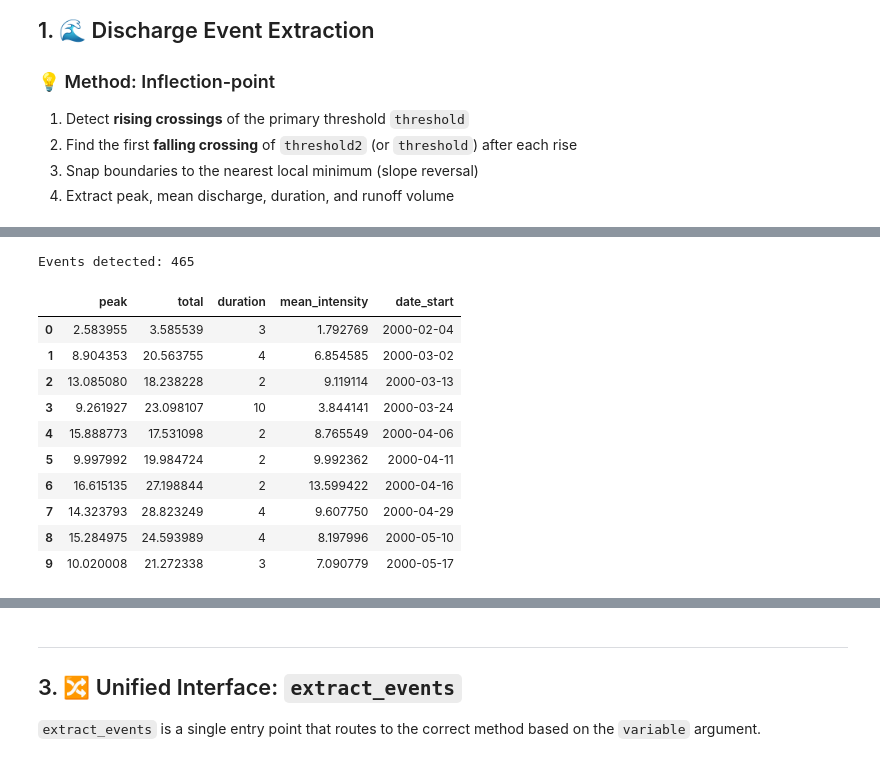
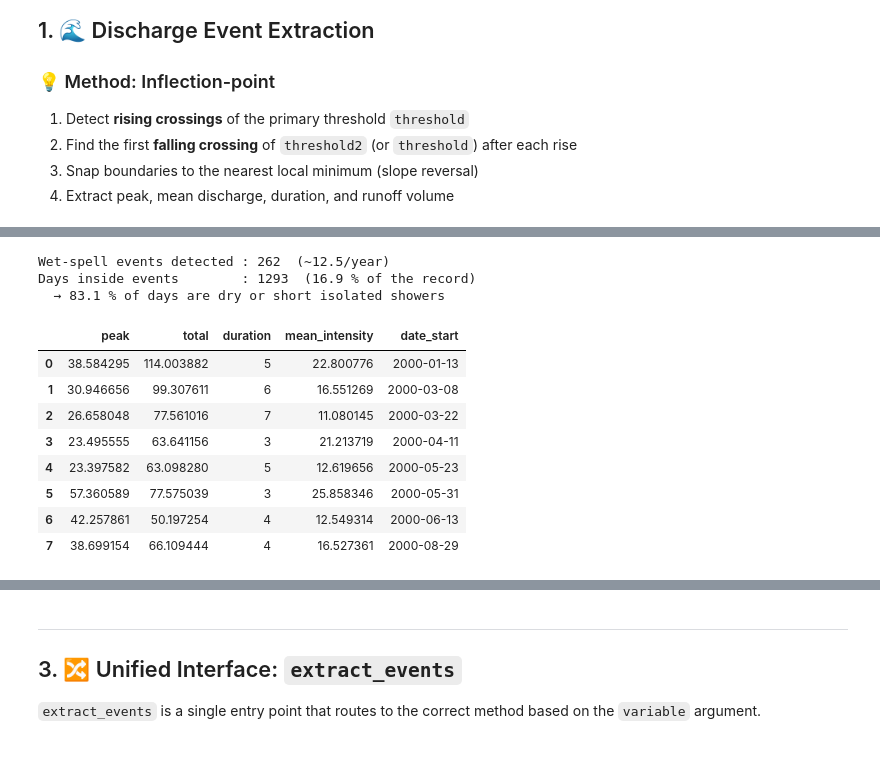
Before and after one commit to navass11/HYDRA, a Jupyter notebook: notebooks/climate/event_extraction.ipynb, the cells around one changed output, grey strips where cells are left out. Cells and saved outputs as stored; diff of their text form; code cells hidden in the pictures.

```diff
--- a/notebooks/climate/event_extraction.ipynb
+++ b/notebooks/climate/event_extraction.ipynb
@@ -188,29 +303,41 @@ Max     : 83.9 mm
 # %%
-# === PARAMETERS ===
-THRESHOLD_P   = 1.0   # wet-day threshold (mm)
-MIN_DURATION  = 2     # minimum spell length (days)
-MIN_GAP       = 1     # dry days to bridge between consecutive wet spells
+# === WET-SPELL PARAMETERS ===
+# threshold    : a day is "wet" if P > 1 mm (standard WMO definition)
+# min_duration : require ≥ 3 consecutive wet days → convective 1-2 day showers
+#                are excluded; only sustained frontal episodes are captured
+# min_gap      : bridge single-day dry interruptions within a frontal spell
+
+THRESHOLD_P   = 1.0   # wet-day threshold (mm) — WMO standard
+MIN_DURATION  = 3     # min consecutive wet days to form an event
+MIN_GAP       = 1     # dry days bridged (0 = no bridging)
 
 stats_p, bounds_p = extract_precipitation_events(
     series=P_series,
     threshold=THRESHOLD_P,
     min_duration=MIN_DURATION,
     min_gap=MIN_GAP,
 )
 
-print(f"Events detected: {len(stats_p)}")
-stats_p.head(10)
+wet_event_days = sum(
+    (bounds_p["end"] - bounds_p["start"]).dt.days + 1
+)
+pct_event = 100 * wet_event_days / len(P_series)
+
+print(f"Wet-spell events detected : {len(stats_p)}  (~{len(stats_p)/21:.1f}/year)")
+print(f"Days inside events        : {wet_event_days}  ({pct_event:.1f} % of the record)")
+print(f"  → {100 - pct_event:.1f} % of days are dry or short isolated showers\n")
+stats_p.head(8)
 # %% [output]
-Events detected: 465
+Wet-spell events detected : 262  (~12.5/year)
+Days inside events        : 1293  (16.9 % of the record)
+  → 83.1 % of days are dry or short isolated showers
 |  | peak | total | duration | mean_intensity | date_start |
-| 0 | 2.583955 | 3.585539 | 3 | 1.792769 | 2000-02-04 |
-| 1 | 8.904353 | 20.563755 | 4 | 6.854585 | 2000-03-02 |
-| 2 | 13.085080 | 18.238228 | 2 | 9.119114 | 2000-03-13 |
-| 3 | 9.261927 | 23.098107 | 10 | 3.844141 | 2000-03-24 |
-| 4 | 15.888773 | 17.531098 | 2 | 8.765549 | 2000-04-06 |
-| 5 | 9.997992 | 19.984724 | 2 | 9.992362 | 2000-04-11 |
-| 6 | 16.615135 | 27.198844 | 2 | 13.599422 | 2000-04-16 |
-| 7 | 14.323793 | 28.823249 | 4 | 9.607750 | 2000-04-29 |
-| 8 | 15.284975 | 24.593989 | 4 | 8.197996 | 2000-05-10 |
-| 9 | 10.020008 | 21.272338 | 3 | 7.090779 | 2000-05-17 |
+| 0 | 38.584295 | 114.003882 | 5 | 22.800776 | 2000-01-13 |
+| 1 | 30.946656 | 99.307611 | 6 | 16.551269 | 2000-03-08 |
+| 2 | 26.658048 | 77.561016 | 7 | 11.080145 | 2000-03-22 |
+| 3 | 23.495555 | 63.641156 | 3 | 21.213719 | 2000-04-11 |
+| 4 | 23.397582 | 63.098280 | 5 | 12.619656 | 2000-05-23 |
+| 5 | 57.360589 | 77.575039 | 3 | 25.858346 | 2000-05-31 |
+| 6 | 42.257861 | 50.197254 | 4 | 12.549314 | 2000-06-13 |
+| 7 | 38.699154 | 66.109444 | 4 | 16.527361 | 2000-08-29 |
 # %%
```
Also changed, not shown: parts of 22 cells of this notebook, 15 other files.
